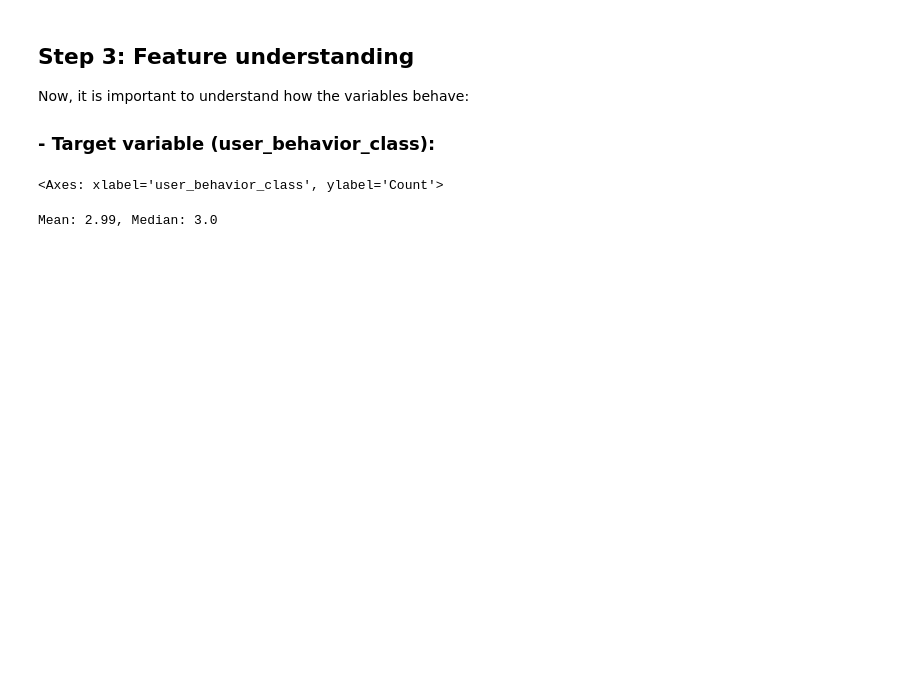
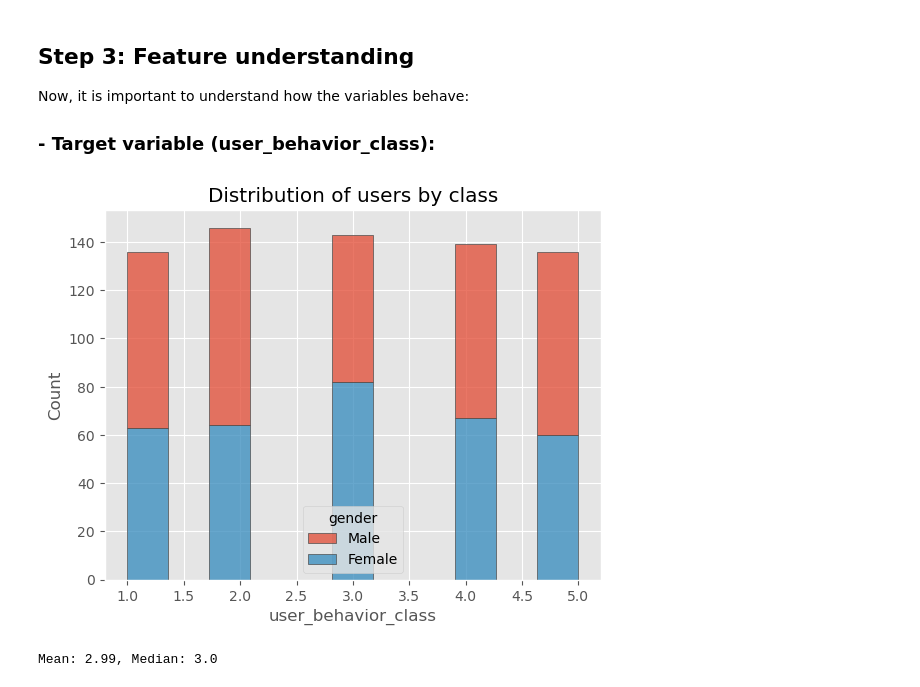
Before and after one commit to bizzaccelerator/classification_of_consumer_behaviour, a Jupyter notebook: notebook.ipynb, the cells around one changed output. Cells and saved outputs as stored; diff of their text form; code cells hidden in the pictures; blank space fills up the shorter version.

```diff
--- a/notebook.ipynb
+++ b/notebook.ipynb
@@ -218,14 +218,16 @@ Now, it is important to understand how the variables behave:
 # %%
 sns.histplot(
     users,
     x="user_behavior_class", hue="gender",
     multiple="stack",
     edgecolor=".3",
     linewidth=.5,
     log_scale=False,
 )
+plt.title('Distribution of users by class')
+plt.show()
 # %% [output]
-<Axes: xlabel='user_behavior_class', ylabel='Count'>
+[figure, added]
 # %%
 # The Central Tendency measures are
 mean = users['user_behavior_class'].mean()
```
Also changed, not shown: parts of 7 cells of this notebook.
